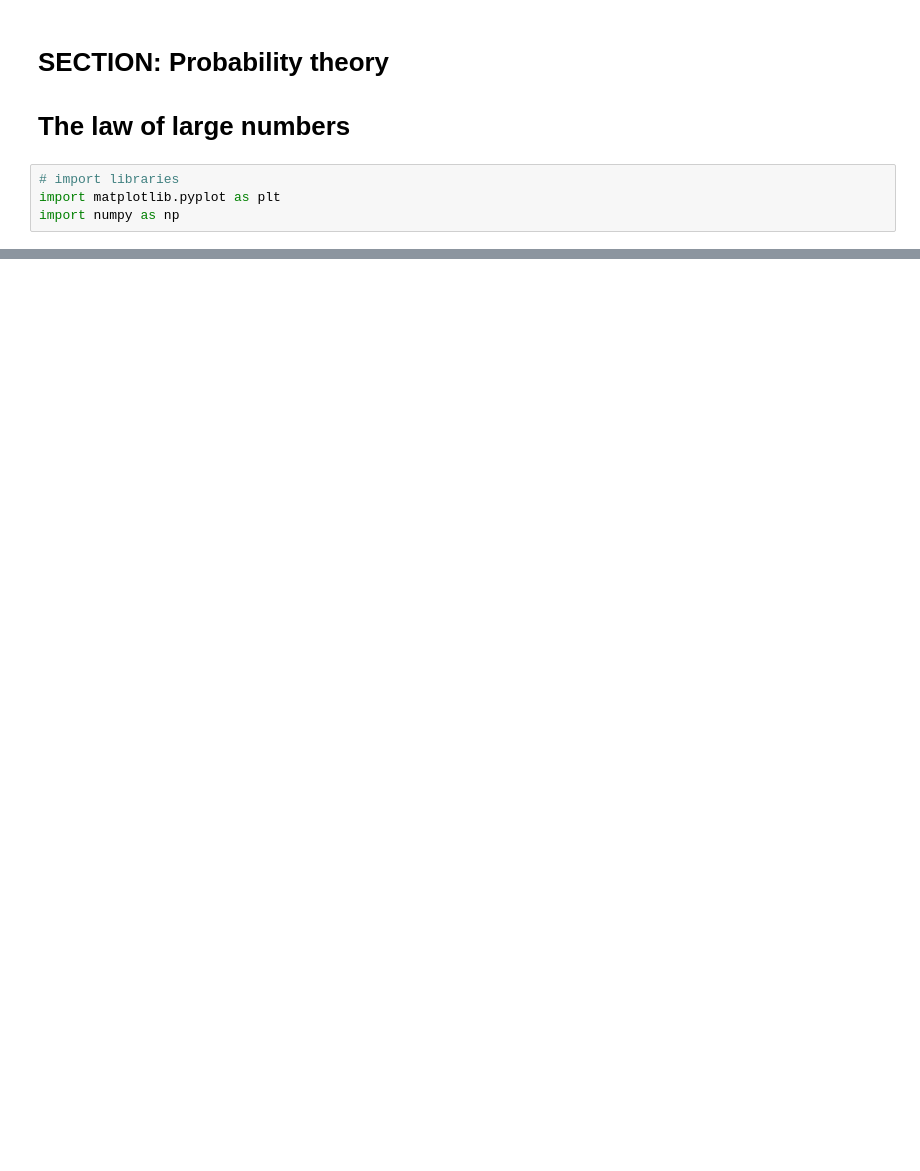
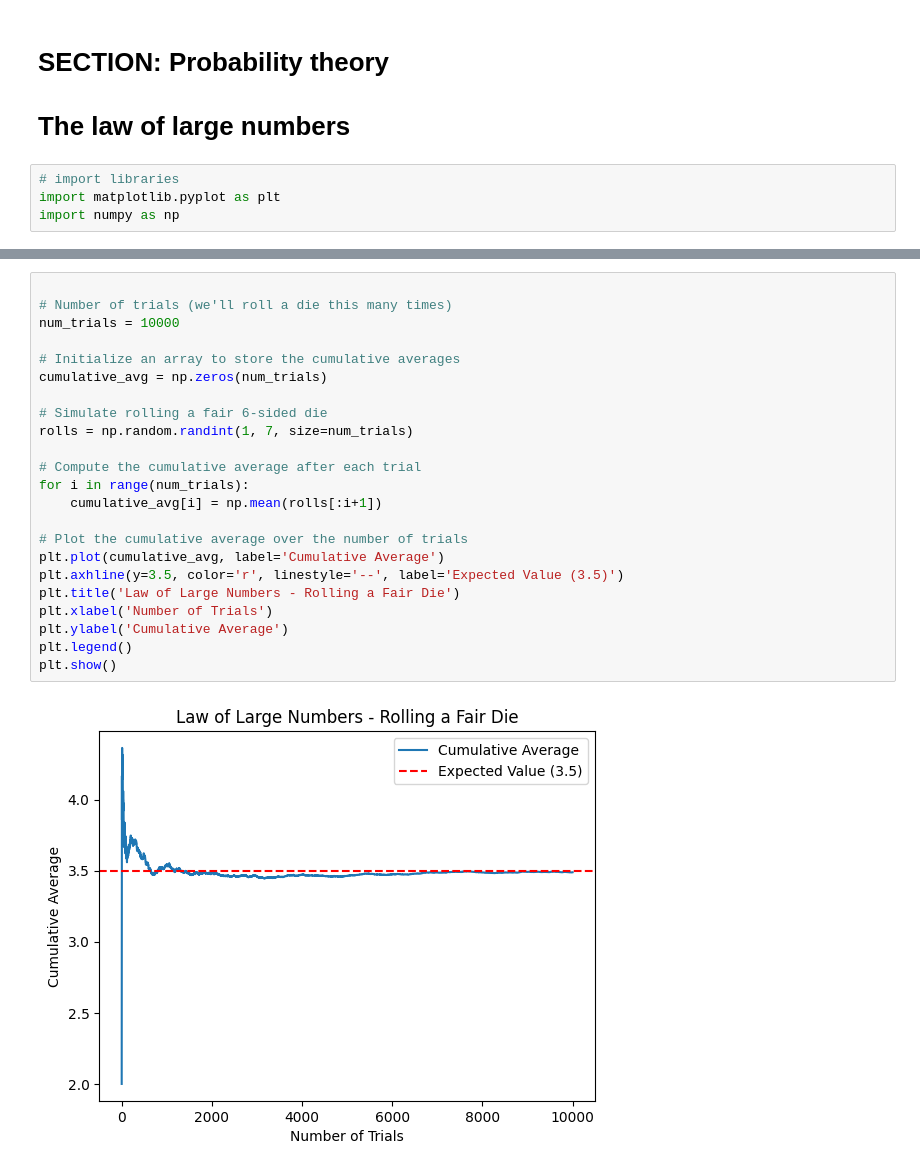
Before and after one commit to SiracencoSerghei/Statistics_and_ML, a Jupyter notebook: 2.4_probability_theory/stats_probtheory_LawLargeNumbers.ipynb, the cells around one changed output, grey strips where cells are left out. Cells and saved outputs as stored; diff of their text form; blank space fills up the shorter version.

Commit message:
LawLargeNumbers

```diff
--- a/2.4_probability_theory/stats_probtheory_LawLargeNumbers.ipynb
+++ b/2.4_probability_theory/stats_probtheory_LawLargeNumbers.ipynb
@@ -7,0 +14,25 @@ import numpy as np
+# %%
+
+# Number of trials (we'll roll a die this many times)
+num_trials = 10000
+
+# Initialize an array to store the cumulative averages
+cumulative_avg = np.zeros(num_trials)
+
+# Simulate rolling a fair 6-sided die
+rolls = np.random.randint(1, 7, size=num_trials)
+
+# Compute the cumulative average after each trial
+for i in range(num_trials):
+    cumulative_avg[i] = np.mean(rolls[:i+1])
+
+# Plot the cumulative average over the number of trials
+plt.plot(cumulative_avg, label='Cumulative Average')
+plt.axhline(y=3.5, color='r', linestyle='--', label='Expected Value (3.5)')
+plt.title('Law of Large Numbers - Rolling a Fair Die')
+plt.xlabel('Number of Trials')
+plt.ylabel('Cumulative Average')
+plt.legend()
+plt.show()
+# %% [output]
+[figure, added]
```
Also changed, not shown: parts of 7 cells of this notebook.
